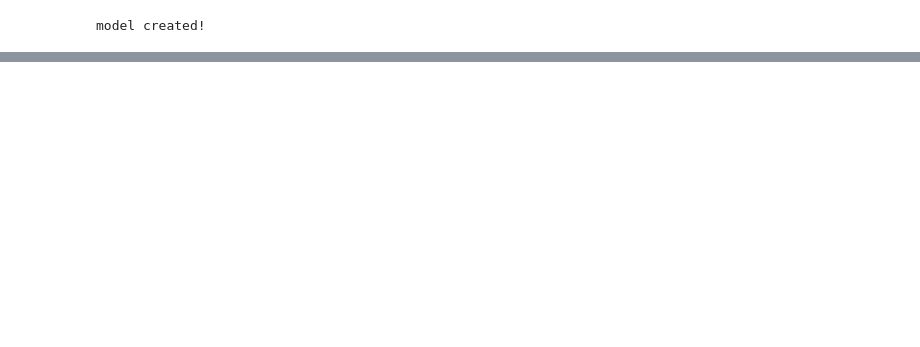
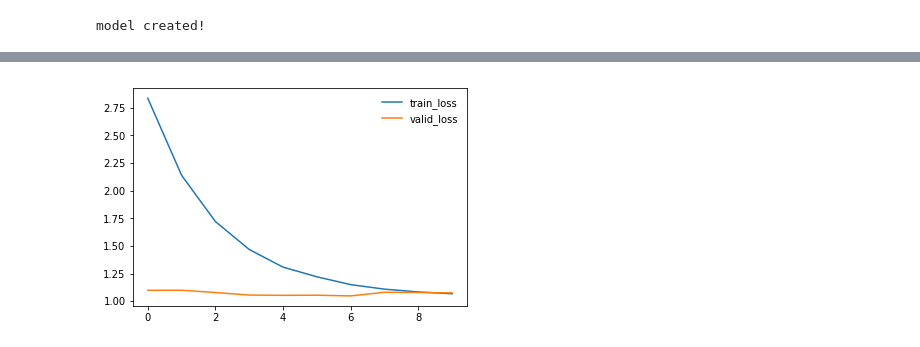
Before and after one commit to khrlimam/siamese.pytorch, a Jupyter notebook: try_resnet-att.ipynb, the cells around one changed output, grey strips where cells are left out. Drawn from its saved outputs; the diff is of its cells as text; code cells hidden in the pictures; blank space fills up the shorter version.

```diff
--- a/try_resnet-att.ipynb
+++ b/try_resnet-att.ipynb
@@ -361,0 +375,7 @@ Train Epoch [4/10] [0/29]        Time 21.474 (21.474)    Data 18.414 (18.414)
+# %%
+plt.plot(ltrain, label='train_loss')
+plt.plot(lvalid, label='valid_loss')
+plt.legend(frameon=False)
+plt.show()
+# %% [output]
+[figure, added]
```
Also changed, not shown: parts of 2 cells of this notebook.
